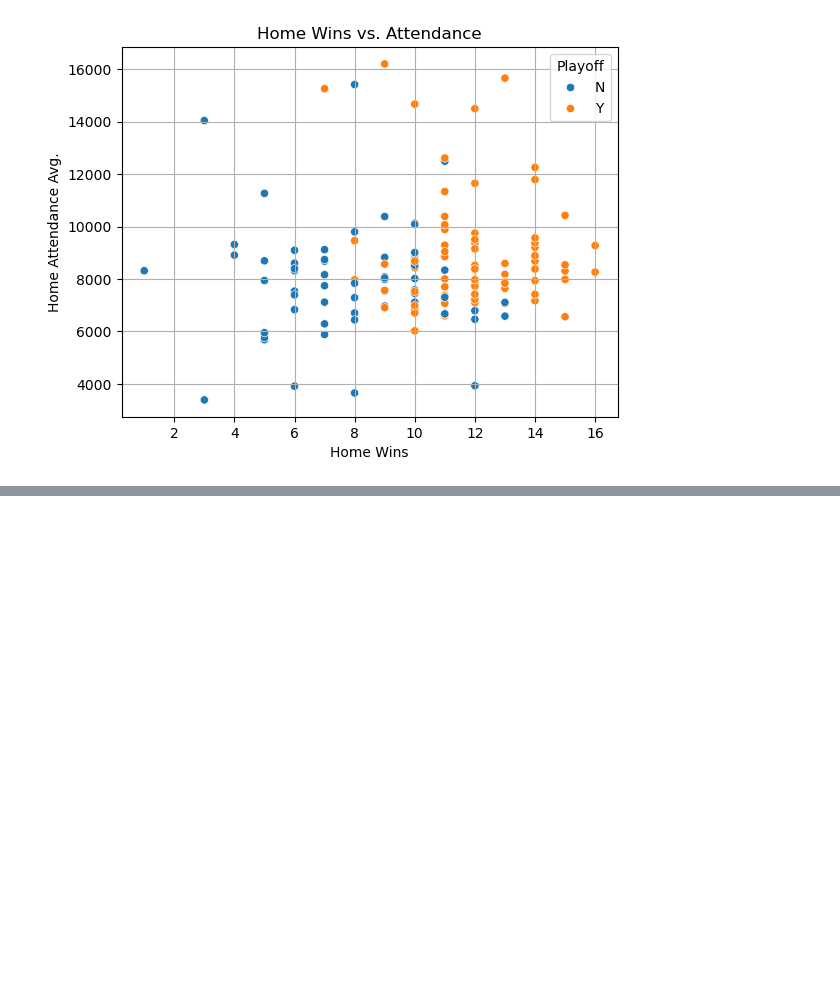
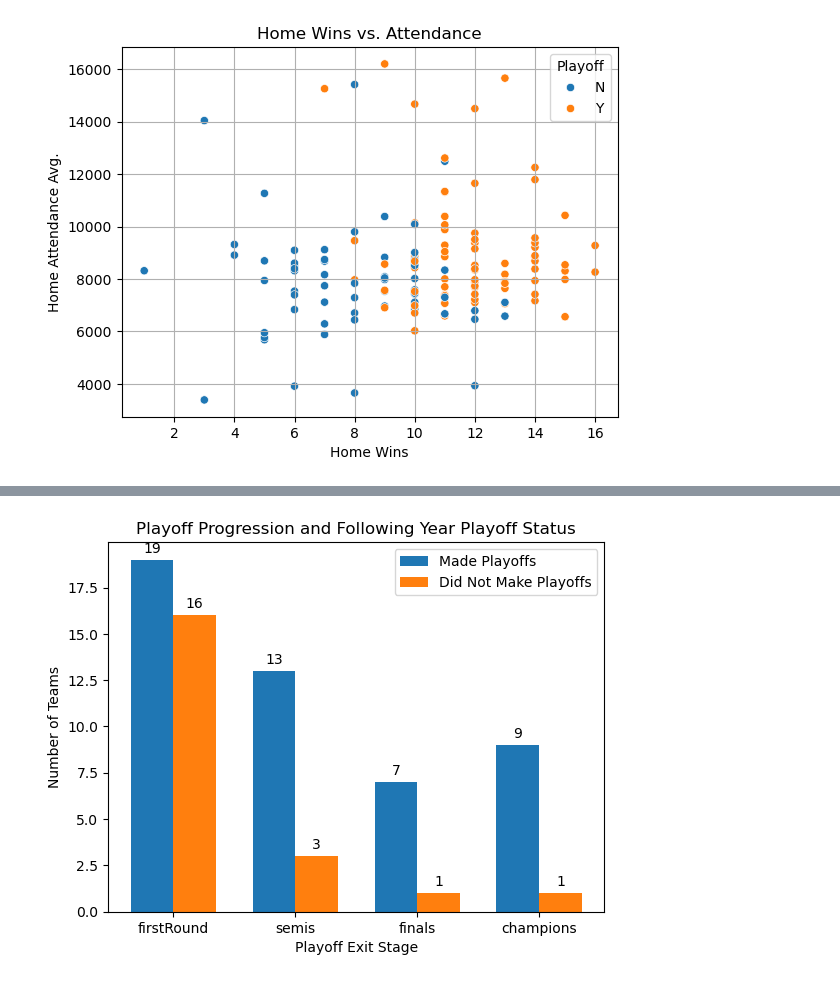
Before and after one commit to P1ntas/Machine-Learning, a Jupyter notebook: jb/processed_data.ipynb, the cells around one changed output, grey strips where cells are left out. Drawn from its saved outputs; the diff is of its cells as text; code cells hidden in the pictures; blank space fills up the shorter version.

```diff
--- a/jb/processed_data.ipynb
+++ b/jb/processed_data.ipynb
@@ -324,0 +417,83 @@ plt.show()
+# %%
+df_teams = teams.copy()
+
+# We will create a dictionary to hold our data
+playoff_progression = {
+    'firstRound': {'Made_Playoffs': 0, 'Did_Not_Make_Playoffs': 0},
+    'semis': {'Made_Playoffs': 0, 'Did_Not_Make_Playoffs': 0},
+    'finals': {'Made_Playoffs': 0, 'Did_Not_Make_Playoffs': 0},
+    'champions': {'Made_Playoffs': 0, 'Did_Not_Make_Playoffs': 0}
+}
+
+# Ensure the data is sorted by team and year
+df_teams.sort_values(by=['tmID', 'year'], inplace=True)
+
+# Add a new column to determine if the team made the playoffs the following year
+df_teams['made_playoff_next_year'] = df_teams.groupby('tmID')['playoff'].shift(-1)
+
+# Iterate through each row to check playoff progression and next year's playoff status
+for i, row in df_teams.iterrows():
+    # Check if the team is present the following year
+    team_next_year = df_teams[(df_teams['tmID'] == row['tmID']) & (df_teams['year'] == row['year'] + 1)]
+    if team_next_year.empty:
+        # Skip if the team does not exist next year
+        continue
+
+    # Update the dictionary based on the playoff progress and whether they made it next year
+    for stage in ['firstRound', 'semis', 'finals']:
+        if row[stage] == 'L':  # If they lost at this stage
+            key = 'Made_Playoffs' if row['made_playoff_next_year'] == 'Y' else 'Did_Not_Make_Playoffs'
+            playoff_progression[stage][key] += 1
+            break  # Break the loop since we found the stage they lost at
+
+    # Check if the team was a champion
+    if row.get('finals') == 'W':  # If they won in the finals
+        key = 'Made_Playoffs' if row['made_playoff_next_year'] == 'Y' else 'Did_Not_Make_Playoffs'
+        playoff_progression['champions'][key] += 1
+
+
+# Create lists to store the data for plotting
+stages = ['firstRound', 'semis', 'finals', 'champions']
+made_playoffs = [playoff_progression[stage]['Made_Playoffs'] for stage in stages]
+did_not_make_playoffs = [playoff_progression[stage]['Did_Not_Make_Playoffs'] for stage in stages]
+
+# X locations for the groups
+ind = range(len(stages))
+
+# Bar width
+width = 0.35
+
+fig, ax = plt.subplots()
+
+# Create bars for teams that made the playoffs
+made_playoffs_bars = ax.bar(ind, made_playoffs, width, label='Made Playoffs')
+
+# Create bars for teams that did not make the playoffs
+did_not_make_playoffs_bars = ax.bar([i + width for i in ind], did_not_make_playoffs, width, label='Did Not Make Playoffs')
+
+# Add some text for labels, title, and custom x-axis tick labels, etc.
+ax.set_xlabel('Playoff Exit Stage')
+ax.set_ylabel('Number of Teams')
+ax.set_title('Playoff Progression and Following Year Playoff Status')
+ax.set_xticks([i + width / 2 for i in ind])
+ax.set_xticklabels(stages)
+ax.legend()
+
+# Function to add a label above each bar
+def autolabel(rects):
+    for rect in rects:
+        height = rect.get_height()
+        ax.annotate('{}'.format(height),
+                    xy=(rect.get_x() + rect.get_width() / 2, height),
+                    xytext=(0, 3),  # 3 points vertical offset
+                    textcoords="offset points",
+                    ha='center', va='bottom')
+
+# Call functions to add labels
+autolabel(made_playoffs_bars)
+autolabel(did_not_make_playoffs_bars)
+
+# Show the plot
+plt.show()
+# %% [output]
+[figure, added]
```
Also changed, not shown: parts of 2 cells of this notebook.
